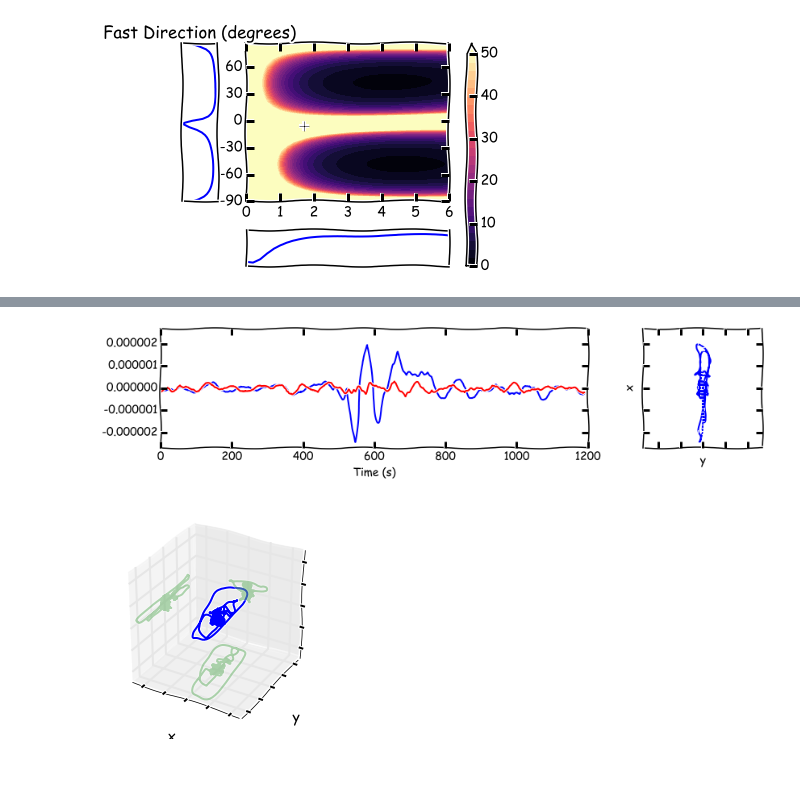
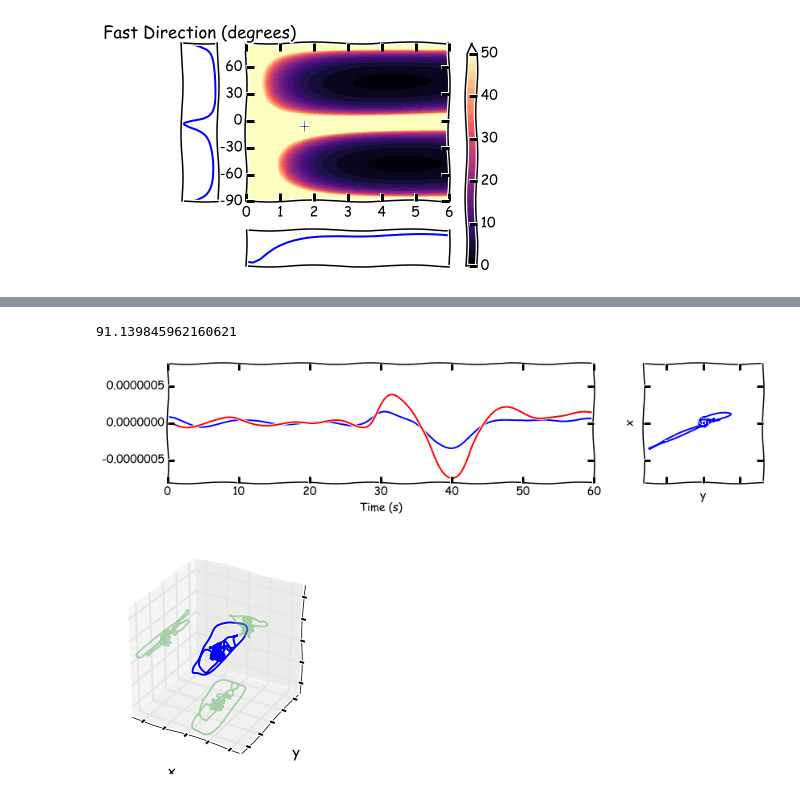
Before and after one commit to JackWalpole/splitwavepy, a Jupyter notebook: devel/Work_with_obspy.ipynb, the cells around one changed output, grey strips where cells are left out. Saved outputs shown, nothing was run; the diff lists cells and outputs as text; code cells hidden in the pictures.

```diff
--- a/devel/Work_with_obspy.ipynb
+++ b/devel/Work_with_obspy.ipynb
@@ -128,8 +129,16 @@ M.plotsurf(lam2_95=True)
-# %%
-srcdat = M.srcpoldata_corr()
-srcdat.plot()
-# %% [output]
-[figure, removed]
+# %%
+# contour = measure.find_contours(M.lam2,M.lam2_95())
+# c = plt.contour(M.tlags,M.degs,M.lam2,levels=[M.lam2_95()])
+# p = c.collections[0].get_paths()
+# v = np.asarray([ v.vertices for v in p ])[0]
+# (v[:,0].max() - v[:,0].min())/4
+(v[:,1].max() - v[:,1].min())
+# %% [output]
+91.139845962160621
+# %%
+pair = s.Pair(stne[1].data,stne[0].data,delta=delta)
+# %% [output]
+[figure, added]
 # %%
 t = s.Trio(d[0].data,d[1].data,d[2].data,delta=delta)
 # %%
```
Also changed, not shown: parts of 2 cells of this notebook, 4 other files.
